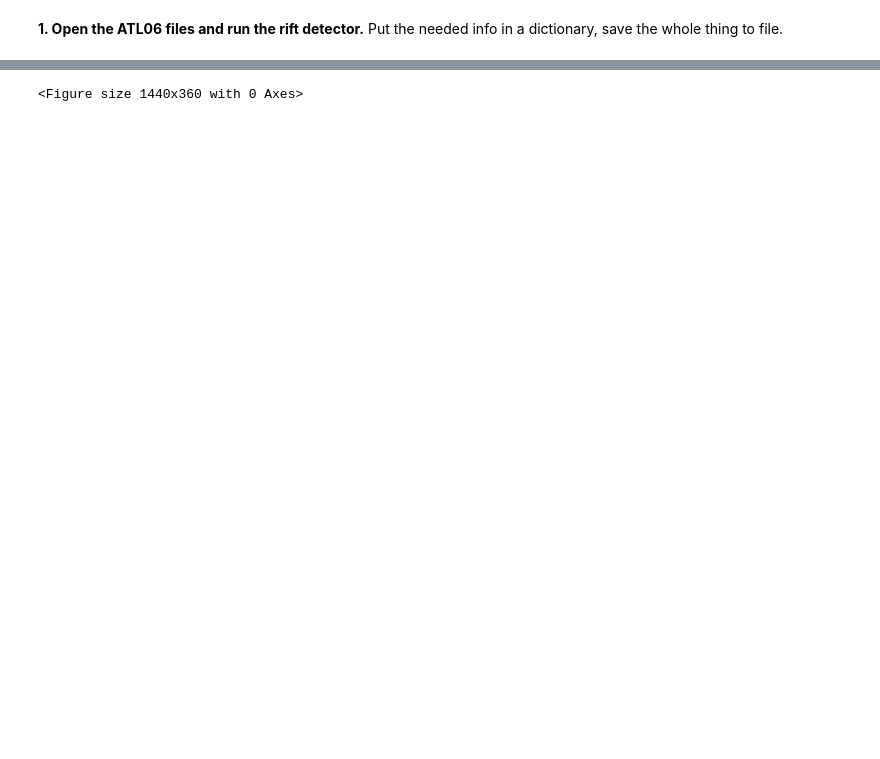
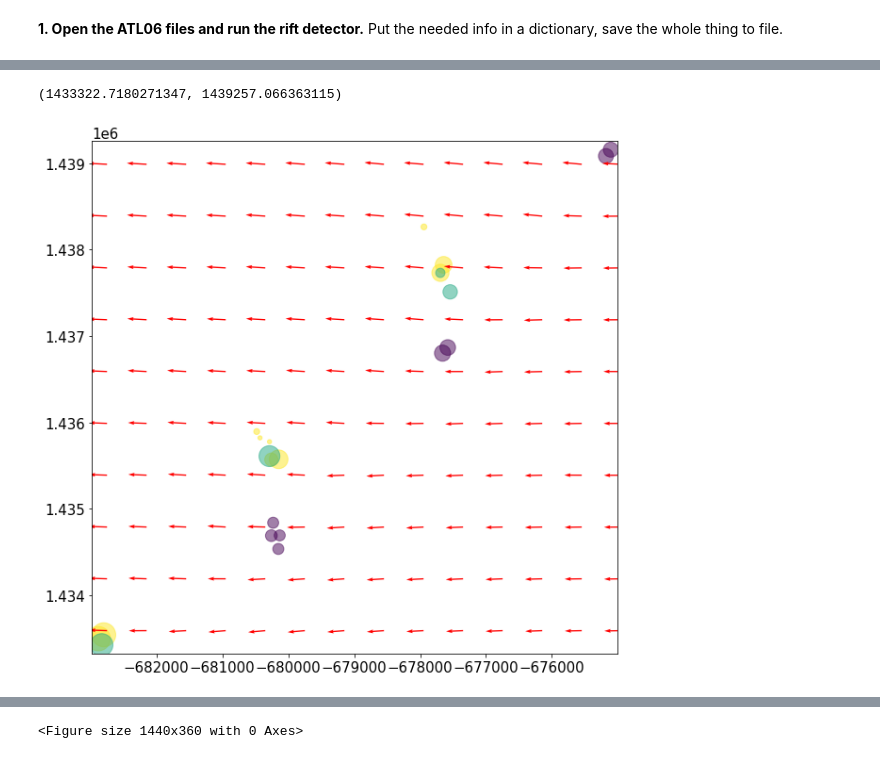
Before and after one commit to bradlipovsky/antarctic-rift-catalog, a Jupyter notebook: workflow.ipynb, the cells around one changed output, grey strips where cells are left out. Saved outputs shown, nothing was run; the diff lists cells and outputs as text; code cells hidden in the pictures; blank space fills up the shorter version.

```diff
--- a/workflow.ipynb
+++ b/workflow.ipynb
@@ -97,0 +130,20 @@ plt.show()
+# %%
+# Unique RGTs:  array([ 154,  215,  276,  283,  344,  596,  657,  718,  725,  786, 1099,
+#       1160, 1167, 1228, 1289
+# rgt = 596 # Has two nice beam pairs
+rgt = 657
+ho = rift_obs[rift_obs.within(poly)]
+fig2,ax2 = plt.subplots(figsize=(10,10))
+ax2.scatter(ho['x-centroid'][ho['rgt']==rgt] ,ho['y-centroid'][ho['rgt']==rgt],
+            s=ho['width'][ho['rgt']==rgt],c=ho['time'][ho['rgt']==rgt],alpha=0.5)
+skip = 5
+c = plt.quiver(xmesh[ ::skip, ::skip],
+               ymesh[ ::skip, ::skip],
+               vx_slice[ ::skip, ::skip],
+               vy_slice[ ::skip, ::skip], scale=20000, color='r')
+
+plt.xlim((min(ho['x-centroid'][ho['rgt']==rgt])-100, max(ho['x-centroid'][ho['rgt']==rgt])+100))
+plt.ylim((min(ho['y-centroid'][ho['rgt']==rgt])-100, max(ho['y-centroid'][ho['rgt']==rgt])+100))
+# %% [output]
+(1433322.7180271347, 1439257.066363115)
+[figure, added]
```
Also changed, not shown: parts of 28 cells of this notebook, 2 other files.
